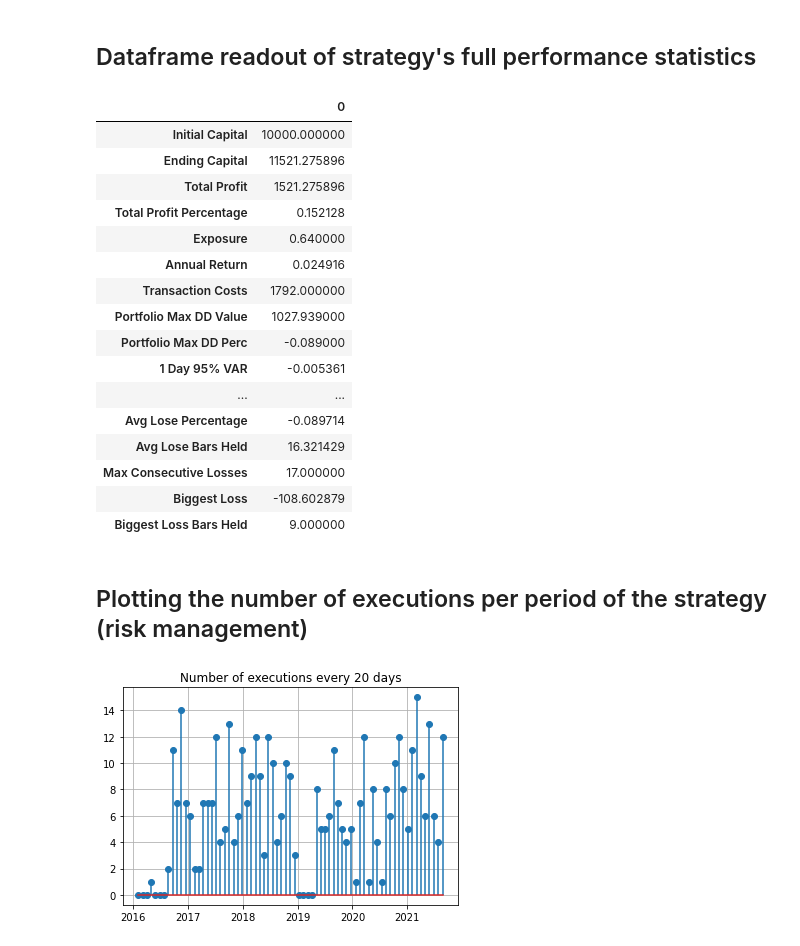
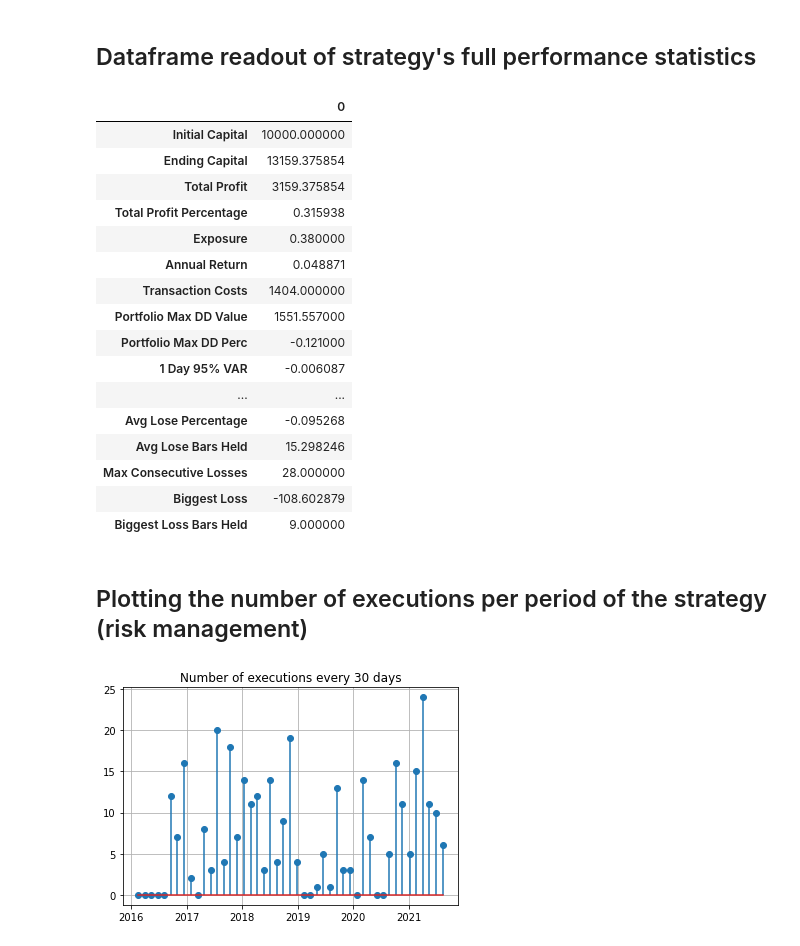
Before and after one commit to surajtirupati/TradingAlgorithms, a Jupyter notebook: Backtest.ipynb, the cells around one changed output. Cells and saved outputs as stored; diff of their text form; code cells hidden in the pictures.

```diff
--- a/Backtest.ipynb
+++ b/Backtest.ipynb
@@ -574,7 +574,8 @@ class BullHighBreakout(Backtest_Environment):
 
     # first line of arguments contains strategy specific parameters, second line contains backtest environment parameters
     def __init__(self, data, mltv, sttv, start_date, end_date,
-                 start_cash, pos_size, tc, cooldown=1, max_executions=None, max_execution_period=None, cash_buffer=0, stoploss=None):
+                 start_cash, pos_size, tc, cooldown=1,
+                 max_executions=None, max_execution_period=None, cash_buffer=0, stoploss=None):
         """
         Constructor method for the strategy child class. Extra arguments specific to the child can be added to this
         constructor.
@@ -824,7 +825,7 @@ class BullHighBreakout(Backtest_Environment):
 # strategy specific parameters
 aapl = yf.Ticker("AAPL").history(period="30y")
 mltv = 200
-sttv = 5
+sttv = 15
 start_date = pd.to_datetime("2016-01-01")
 end_date = pd.to_datetime("2021-10-06")
 # %% [markdown]
@@ -870,24 +871,24 @@ strat.stats.T
 # %% [output]
 |  | 0 |
 | Initial Capital | 10000.000000 |
-| Ending Capital | 11521.275896 |
-| Total Profit | 1521.275896 |
-| Total Profit Percentage | 0.152128 |
-| Exposure | 0.640000 |
-| Annual Return | 0.024916 |
-| Transaction Costs | 1792.000000 |
-| Portfolio Max DD Value | 1027.939000 |
-| Portfolio Max DD Perc | -0.089000 |
-| 1 Day 95% VAR | -0.005361 |
+| Ending Capital | 13159.375854 |
+| Total Profit | 3159.375854 |
+| Total Profit Percentage | 0.315938 |
+| Exposure | 0.380000 |
+| Annual Return | 0.048871 |
+| Transaction Costs | 1404.000000 |
+| Portfolio Max DD Value | 1551.557000 |
+| Portfolio Max DD Perc | -0.121000 |
+| 1 Day 95% VAR | -0.006087 |
 | ... | ... |
-| Avg Lose Percentage | -0.089714 |
-| Avg Lose Bars Held | 16.321429 |
-| Max Consecutive Losses | 17.000000 |
+| Avg Lose Percentage | -0.095268 |
+| Avg Lose Bars Held | 15.298246 |
+| Max Consecutive Losses | 28.000000 |
 | Biggest Loss | -108.602879 |
 | Biggest Loss Bars Held | 9.000000 |
 # %% [markdown]
 ## Plotting the number of executions per period of the strategy (risk management)
 # %%
-strat.exec_per_period(20)
+strat.exec_per_period(30)
 # %% [output]
-[figure, old version]
+[figure, new version]
```
Also changed, not shown: parts of 2 cells of this notebook.
